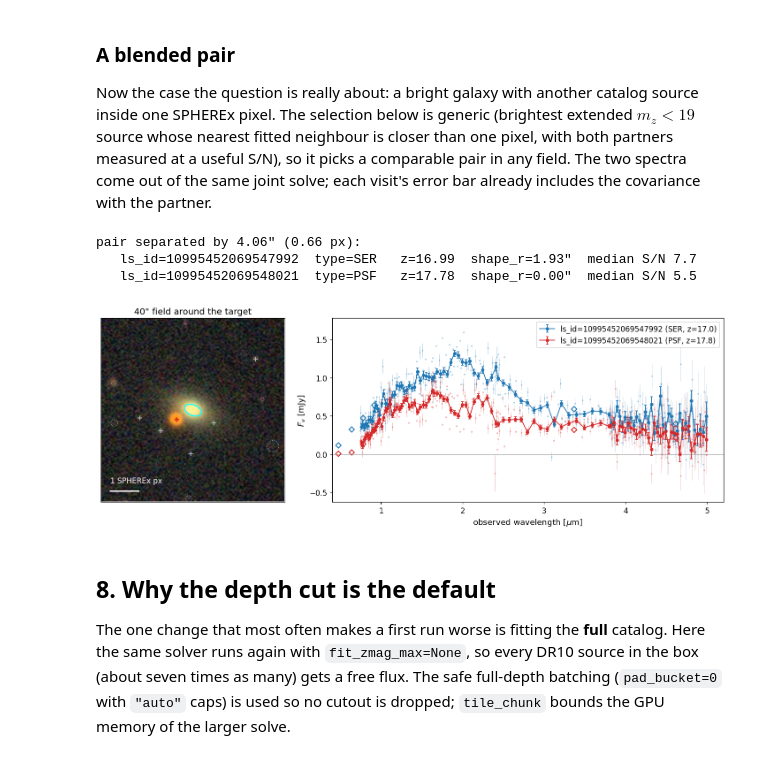
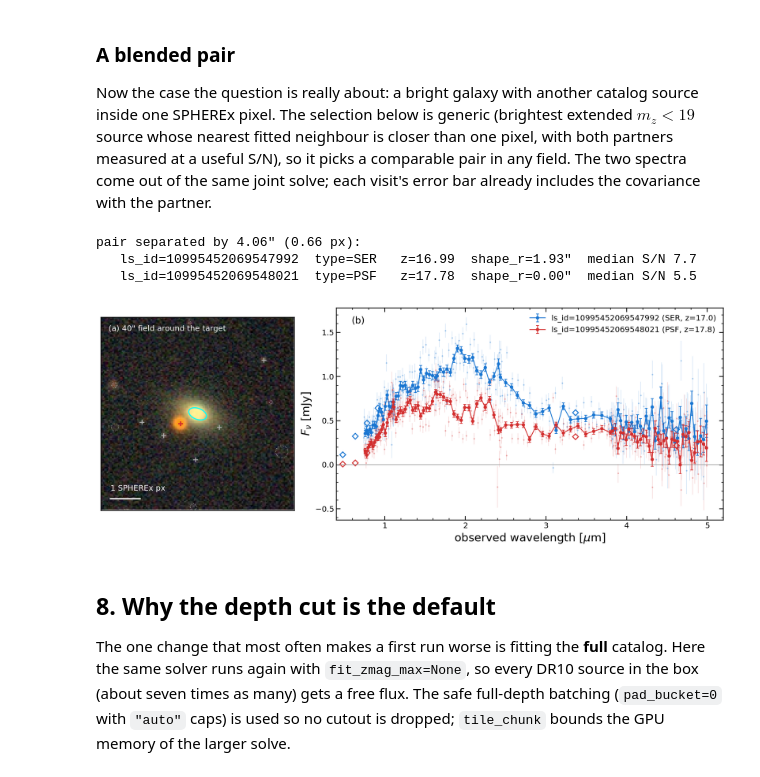
Before and after one commit to hbahk/tractorjax-spherex, a Jupyter notebook: examples/04_cluster_field_end_to_end.ipynb, the cells around one changed output. Drawn from its saved outputs; the diff is of its cells as text; code cells hidden in the pictures.

```diff
--- a/examples/04_cluster_field_end_to_end.ipynb
+++ b/examples/04_cluster_field_end_to_end.ipynb
@@ -77,9 +77,26 @@ CUTOUTS = OUT / "cutouts"
 CATALOG = OUT / "ls_dr10.parquet"
 PHOT = OUT / "phot.parquet"
 
-plt.rcParams.update({"figure.dpi": 110, "font.size": 12, "axes.titlesize": 13,
-                     "axes.labelsize": 12, "legend.fontsize": 11,
-                     "xtick.labelsize": 11, "ytick.labelsize": 11})
+# Figure style: the deblending campaign's publication style at its slide-size
+# anchor. font.size is the only size knob; every other text size is a relative
+# keyword, so the type hierarchy scales together. Retina-class raster output.
+from cycler import cycler
+
+plt.rcParams.update({
+    "figure.dpi": 200, "font.size": 14,
+    "axes.labelsize": "large", "axes.titlesize": "medium", "figure.labelsize": "large",
+    "xtick.labelsize": "small", "ytick.labelsize": "small", "legend.fontsize": "small",
+    "xtick.direction": "in", "ytick.direction": "in", "xtick.top": True, "ytick.right": True,
+    "xtick.minor.visible": True, "ytick.minor.visible": True,
+    "xtick.major.size": 6, "xtick.minor.size": 3, "ytick.major.size": 6, "ytick.minor.size": 3,
+    "xtick.major.width": 1.2, "ytick.major.width": 1.2,
+    "xtick.minor.width": 0.9, "ytick.minor.width": 0.9,
+    "legend.frameon": False, "axes.linewidth": 1.2, "lines.linewidth": 2.0,
+    "lines.markersize": 6.0, "axes.formatter.use_mathtext": True,
+    "figure.constrained_layout.use": True,
+    "axes.prop_cycle": cycler("color", ["#1976D2", "#F57C00", "#D32F2F", "#00897B",
+                                        "#7B1FA2", "#424242", "#78909C"]),
+})
 # %% [markdown]
 ## 1. Size the cutout box
 
@@ -314,14 +333,15 @@ def draw_neighbourhood(ax, ra, dec, fov_arcsec=60.0, partners=()):
                     ls="-" if fitted[j] else ":")
     bar = PIX / pixscale
     ax.plot([0.05 * n, 0.05 * n + bar], [0.94 * n, 0.94 * n], color="w", lw=2)
-    ax.text(0.05 * n, 0.905 * n, "1 SPHEREx px", color="w", ha="left", va="bottom", fontsize=11)
+    ax.text(0.05 * n, 0.905 * n, "1 SPHEREx px", color="w", ha="left", va="bottom", fontsize="small")
     ax.set_xlim(0, n); ax.set_ylim(n, 0)
     ax.set_xticks([]); ax.set_yticks([])
 
 
-fig, ax = plt.subplots(figsize=(5.5, 5.5))
+fig, ax = plt.subplots(figsize=(6, 6))
 draw_neighbourhood(ax, float(bcg["ra"]), float(bcg["dec"]), fov_arcsec=60)
-ax.set_title(f"BCG ls_id={BCG_ID}, 60\" field")
+ax.text(0.04, 0.96, f"BCG ls_id={BCG_ID}\n60\" field, Legacy Survey DR10", color="w",
+        transform=ax.transAxes, va="top", ha="left", fontsize="small")
 plt.show()
 # %% [output]
 BCG: ls_id=10995450559597381  type=SER  z-mag=16.00  shape_r=7.13"  sersic=3.10
@@ -457,11 +477,11 @@ print(f"cutout {ci}: obs_id={best['obs_id']} D{best['detector']}  "
       f"lambda={best['central_wavelength']:.3f} um  BCG flux={best['flux']:.3f} +- {best['flux_err']:.3f} mJy")
 
 fig = plot_fit(cutout, cat[fitted], phot, cutout_index=ci, config=cfg, mark_sources=False)
-fig.set_size_inches(13, 4.2)
+fig.set_size_inches(14, 4.6)
 plt.show()
 
 fig = plot_fit(cutout, cat[fitted], phot, cutout_index=ci, config=cfg, mark_sources=False)
-fig.set_size_inches(13, 4.2)
+fig.set_size_inches(14, 4.6)
 
 
 def to_xy_cutout(ra_s, dec_s):
@@ -572,39 +592,40 @@ idx_nn, sep_nn_q, _ = sc_fit.match_to_catalog_sky(sc_fit, nthneighbor=2)
 
 def median_snr(sid):
     s = spectra.get(int(sid))
     return float(np.median(s["flux"] / s["flux_err"])) if s is not None else 0.0
 
 
 pair = None
 for a in np.argsort(fit["zmag"]):
     b = int(idx_nn[a])
     if (fit["zmag"][a] < 19 and fit["shape_r"][a] > 0 and sep_nn_q[a].arcsec < PIX
             and median_snr(fit["ls_id"][a]) > 5 and median_snr(fit["ls_id"][b]) > 3):
         pair = (a, b)
         break
 assert pair is not None, "no blended bright pair found; relax the S/N or magnitude limits"
 a, b = pair
 ra_a, dec_a = float(fit["ra"][a]), float(fit["dec"][a])
 print(f"pair separated by {sep_nn_q[a].arcsec:.2f}\" ({sep_nn_q[a].arcsec / PIX:.2f} px):")
 for k in (a, b):
     print(f"   ls_id={int(fit['ls_id'][k])}  type={fit['type'][k]:<4}  z={fit['zmag'][k]:.2f}  "
           f"shape_r={fit['shape_r'][k]:.2f}\"  median S/N {median_snr(fit['ls_id'][k]):.1f}")
 
-fig, (ax0, ax1) = plt.subplots(1, 2, figsize=(13, 4.6), constrained_layout=True,
-                               gridspec_kw={"width_ratios": [1, 2]})
+fig, (ax0, ax1) = plt.subplots(1, 2, figsize=(13, 5), gridspec_kw={"width_ratios": [1, 2]})
 draw_neighbourhood(ax0, ra_a, dec_a, fov_arcsec=40,
-                   partners=[(float(fit["ra"][b]), float(fit["dec"][b]), "C3")])
-ax0.set_title("40\" field around the target")
-for k, color in ((a, "C0"), (b, "C3")):
+                   partners=[(float(fit["ra"][b]), float(fit["dec"][b]), "C2")])
+ax0.text(0.04, 0.96, "(a) 40\" field around the target", color="w",
+         transform=ax0.transAxes, va="top", ha="left", fontsize="small")
+ax1.text(0.04, 0.96, "(b)", transform=ax1.transAxes, va="top", ha="left")
+for k, color in ((a, "C0"), (b, "C2")):
     plot_source(ax1, int(fit["ls_id"][k]), fit[k], color=color,
                 label=f"ls_id={int(fit['ls_id'][k])} ({fit['type'][k]}, z={fit['zmag'][k]:.1f})")
 ax1.legend(loc="upper right")
 plt.show()
 # %% [output]
 pair separated by 4.06" (0.66 px):
    ls_id=10995452069547992  type=SER   z=16.99  shape_r=1.93"  median S/N 7.7
    ls_id=10995452069548021  type=PSF   z=17.78  shape_r=0.00"  median S/N 5.5
-[figure, old version]
+[figure, new version]
 # %% [markdown]
 ## 8. Why the depth cut is the default
 
```
Also changed, not shown: parts of 6 cells of this notebook.
